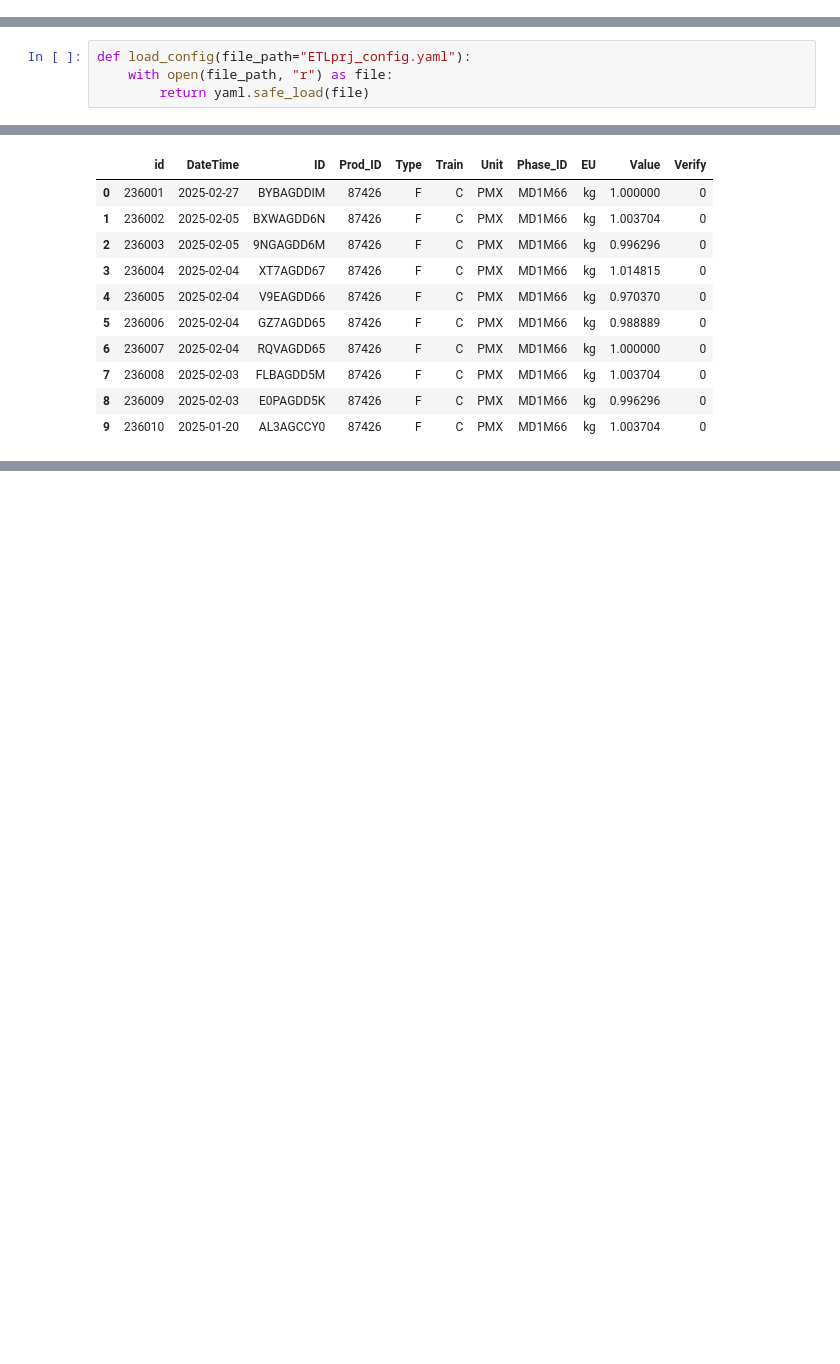
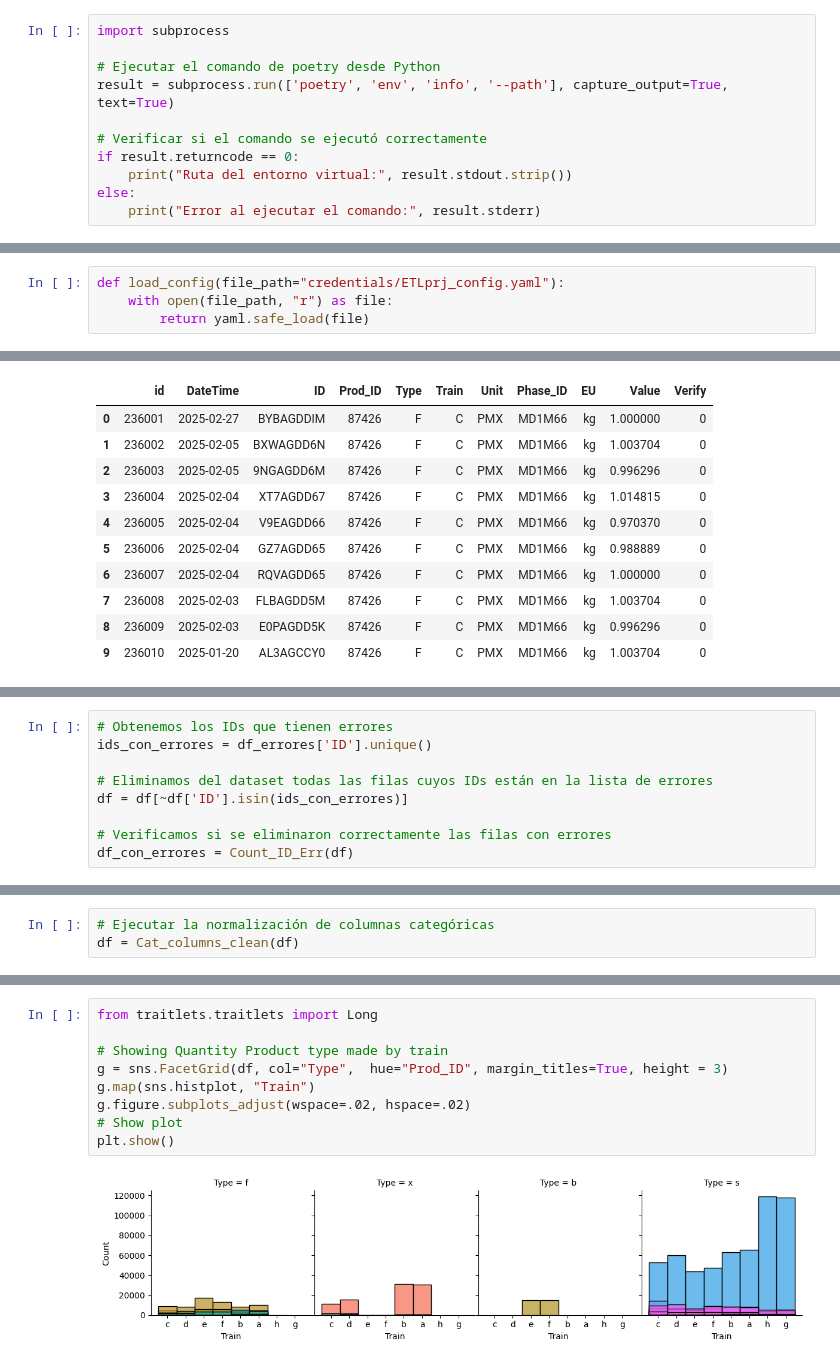
Before and after one commit to ygalves/ETL_project, a Jupyter notebook: ETLprj_extract.ipynb, the cells around one changed output, grey strips where cells are left out. Cells and saved outputs as stored; diff of their text form; blank space fills up the shorter version.

````diff
--- a/ETLprj_extract.ipynb
+++ b/ETLprj_extract.ipynb
@@ -40,0 +43,11 @@ jupyter
+# %%
+import subprocess
+
+# Ejecutar el comando de poetry desde Python
+result = subprocess.run(['poetry', 'env', 'info', '--path'], capture_output=True, text=True)
+
+# Verificar si el comando se ejecutó correctamente
+if result.returncode == 0:
+    print("Ruta del entorno virtual:", result.stdout.strip())
+else:
+    print("Error al ejecutar el comando:", result.stderr)
@@ -60,7 +121,7 @@ database:
   name: "etl_db"
 ```
 # %%
-def load_config(file_path="ETLprj_config.yaml"):
+def load_config(file_path="credentials/ETLprj_config.yaml"):
     with open(file_path, "r") as file:
         return yaml.safe_load(file)
 # %% [markdown]
@@ -330,0 +524,9 @@ df.head(10)
+# %%
+# Obtenemos los IDs que tienen errores
+ids_con_errores = df_errores['ID'].unique()
+
+# Eliminamos del dataset todas las filas cuyos IDs están en la lista de errores
+df = df[~df['ID'].isin(ids_con_errores)]
+
+# Verificamos si se eliminaron correctamente las filas con errores
+df_con_errores = Count_ID_Err(df)
@@ -330,0 +626,3 @@ df.head(10)
+# %%
+# Ejecutar la normalización de columnas categóricas
+df = Cat_columns_clean(df)
@@ -330,0 +782,11 @@ df.head(10)
+# %%
+from traitlets.traitlets import Long
+
+# Showing Quantity Product type made by train
+g = sns.FacetGrid(df, col="Type",  hue="Prod_ID", margin_titles=True, height = 3)
+g.map(sns.histplot, "Train")
+g.figure.subplots_adjust(wspace=.02, hspace=.02)
+# Show plot
+plt.show()
+# %% [output]
+[figure, added]
````
Also changed, not shown: parts of 30 cells of this notebook, 8 other files.
